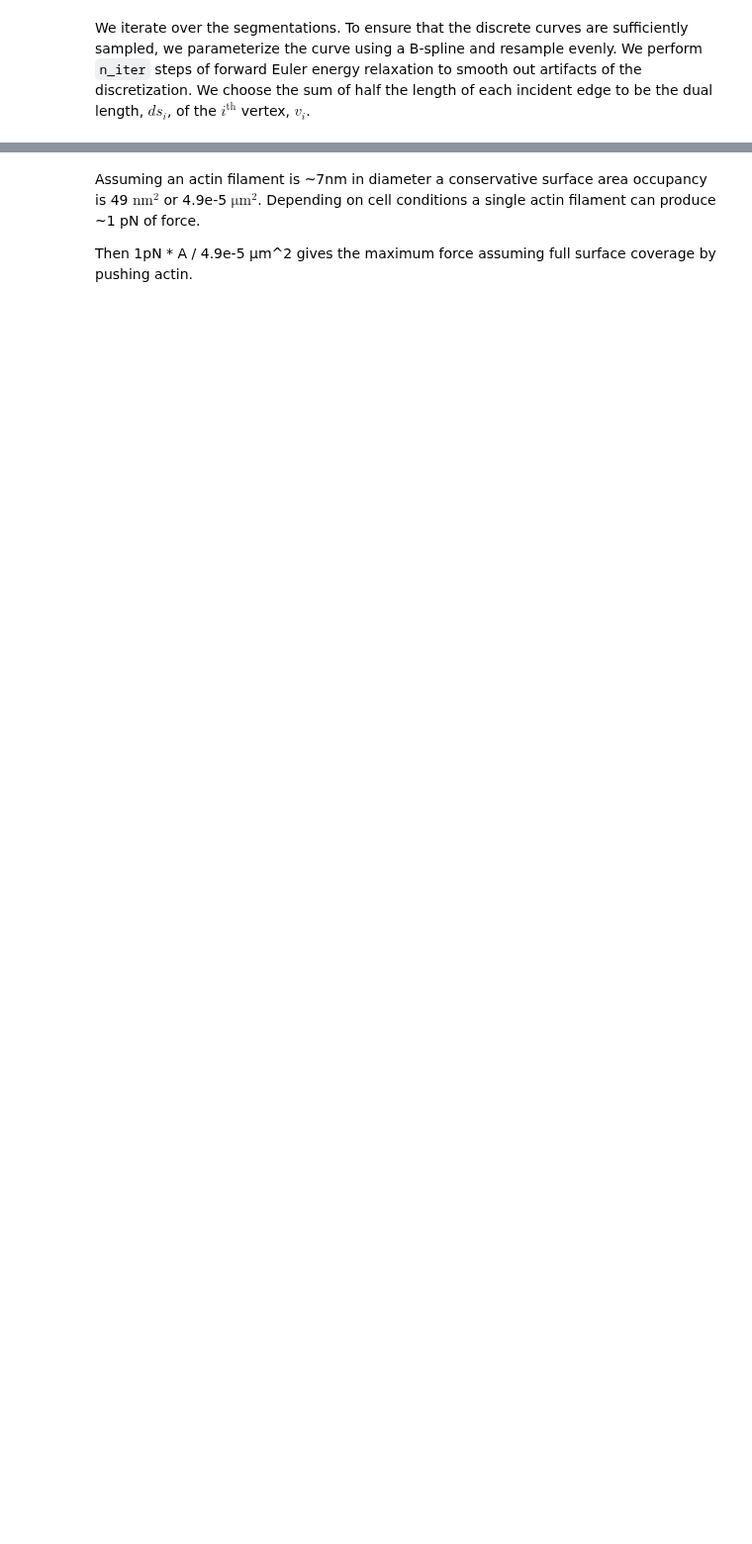
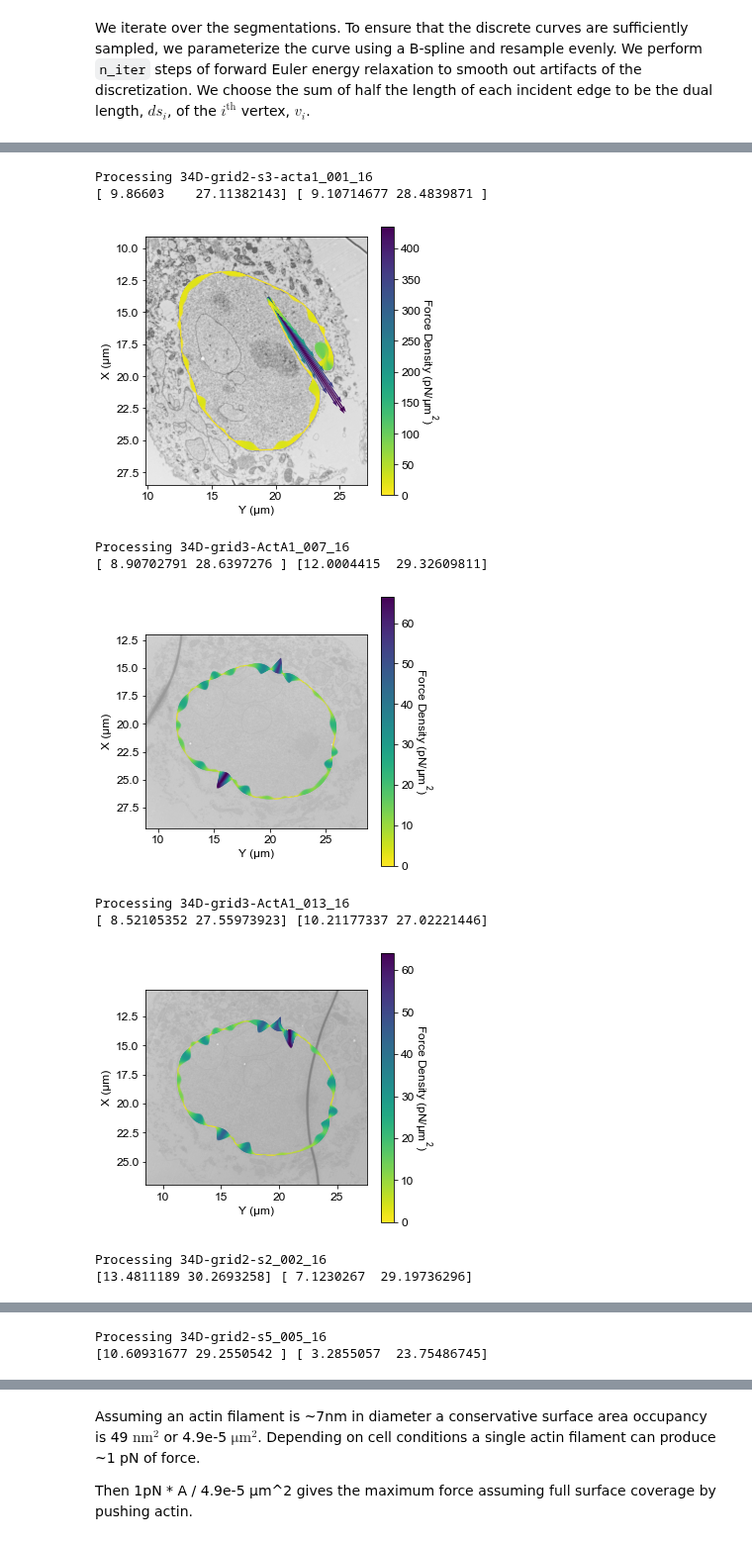
Before and after one commit to RangamaniLabUCSD/ActuAtorForceEstimation, a Jupyter notebook: actuator_example/analysis.ipynb, the cells around one changed output, grey strips where cells are left out. Shown at 99% size. Saved outputs shown, nothing was run; the diff lists cells and outputs as text; code cells hidden in the pictures; blank space fills up the shorter version.

```diff
--- a/actuator_example/analysis.ipynb
+++ b/actuator_example/analysis.ipynb
@@ -98,6 +61,11 @@ mem = ClosedPlaneCurveMaterial(**parameters)
 coords = np.loadtxt(files[0])
 coords = np.vstack((coords, coords[0]))
 
+c, e, f = fwd_euler_integrator(coords, mem, 2, 5e-6, True)
+
+print([i.shape for i in [c, e, f]])
+
+# print(c)
 # e = mem.energy(coords)
 # f = mem.force(coords)
 
@@ -134,7 +104,7 @@ We iterate over the segmentations. To ensure that the discrete curves are suffic
 # n_vertices = 800  # Number of vertices in resampling
 target_edge_length = 0.05  # target edge length in um for resampling
 
-total_time = 0.005
+total_time = 0.05
 dt = 5e-6  # Timestep
 n_iter = math.floor(total_time / dt)  # Number of relaxation steps
 data = defaultdict(dict)
@@ -168,7 +138,7 @@ for file in files:
     relaxed_coords = coords
     if n_iter > 0:
         relaxed_coords, energy_log = fwd_euler_integrator(
-            relaxed_coords, mem, n_iter, dt
+            relaxed_coords, mem, n_steps=n_iter, dt=dt
         )
         print(
             f"  DELTA E: {energy_log[-1] - energy_log[0]}; E_before: {energy_log[0]}; E_after: {energy_log[-1]}"
@@ -210,6 +217,7 @@ for file in files:
         fig, ax = plt.subplots(1, 1, figsize=(5, 5))
         # ax.plot(original_coords[:, 0], original_coords[:, 1], color="r")
         # ax.plot(relaxed_coords[:, 0], relaxed_coords[:, 1], color="gray", zorder=1)
+        ax.set_aspect('equal')
 
         Q = ax.quiver(
             relaxed_coords[:, 0],
@@ -232,35 +240,48 @@ for file in files:
         x_lim = np.array(ax.get_xlim()) + [-padding, padding]
         y_lim = np.array(ax.get_ylim()) + [-padding, padding]
 
+        print(x_lim, y_lim)
         ax.set_xlim(x_lim)
         ax.set_ylim(y_lim)
 
         x_lim_pix = (x_lim / pixel_scale).round()
         y_lim_pix = (y_lim / pixel_scale).round()
 
         ax.set_ylim(ax.get_ylim()[::-1])
 
         im = im.crop((x_lim_pix[0], y_lim_pix[0], x_lim_pix[1], y_lim_pix[1]))
 
         plt.imshow(
             im,
             alpha=0.6,
             extent=(x_lim[0], x_lim[1], y_lim[1], y_lim[0]),
             zorder=0,
             cmap=plt.cm.Greys_r,
         )
 
         # Shrink current axis
         box = ax.get_position()
         ax.set_position([box.x0, box.y0, box.width * 0.8, box.height])
 
         # ax.legend(loc="center left", bbox_to_anchor=(1, 0.5))
         cbar = fig.colorbar(mpl.cm.ScalarMappable(norm=norm, cmap=cm), ax=ax)
         cbar.ax.get_yaxis().labelpad = 20
         cbar.ax.set_ylabel("Force Density ($\mathregular{pN/\mu m^2}$)", rotation=270)
 
         # Quiver key draws length of arrow
         # qk = ax.quiverkey(Q, 0.45, 0.8, 500, r'$500 \frac{pN}{\mu m^2}$', labelpos='E', coordinates='figure')
 
         plt.savefig(f"figures/{file.stem}_force.pdf")
         plt.show()
+# %% [output]
+Processing 34D-grid2-s3-acta1_001_16
+[ 9.86603    27.11382143] [ 9.10714677 28.4839871 ]
+[figure, added]
+Processing 34D-grid3-ActA1_007_16
+[ 8.90702791 28.6397276 ] [12.0004415  29.32609811]
+[figure, added]
+Processing 34D-grid3-ActA1_013_16
+[ 8.52105352 27.55973923] [10.21177337 27.02221446]
+[figure, added]
+Processing 34D-grid2-s2_002_16
+[13.4811189 30.2693258] [ 7.1230267  29.19736296]
@@ -266,0 +289,2 @@ for file in files:
+Processing 34D-grid2-s5_005_16
+[10.60931677 29.2550542 ] [ 3.2855057  23.75486745]
```
Also changed, not shown: parts of 8 cells of this notebook, 3 other files.
